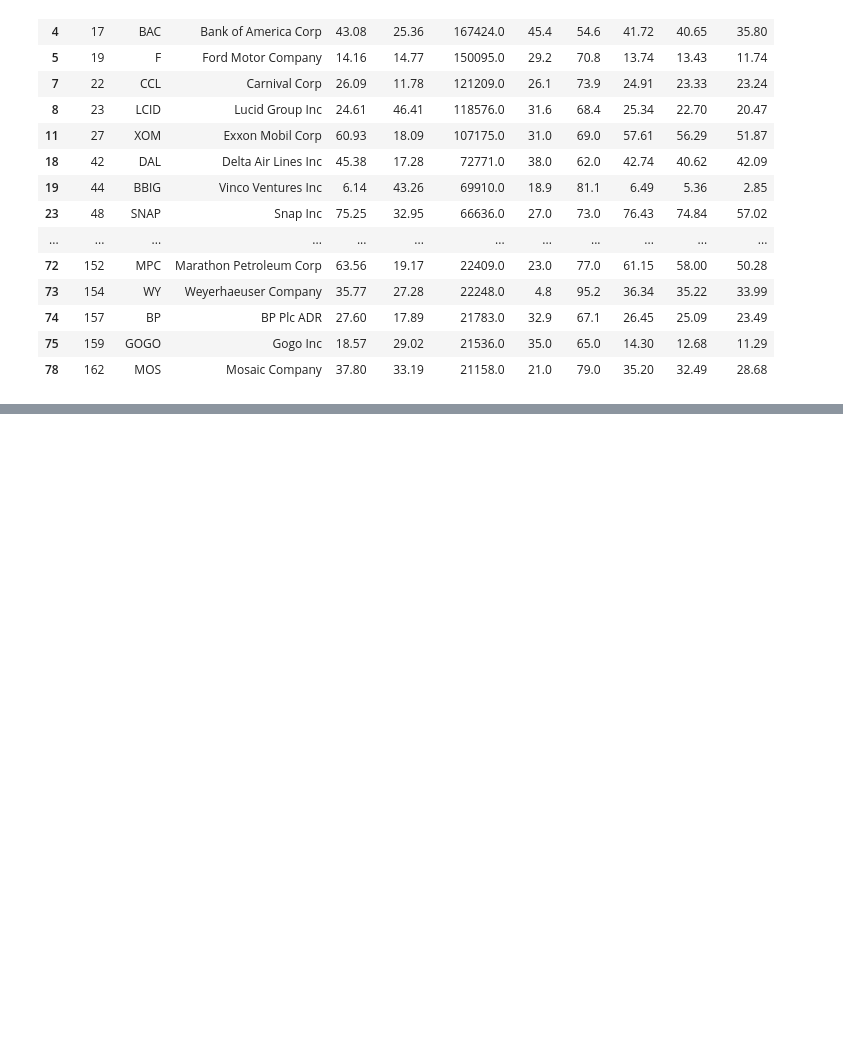
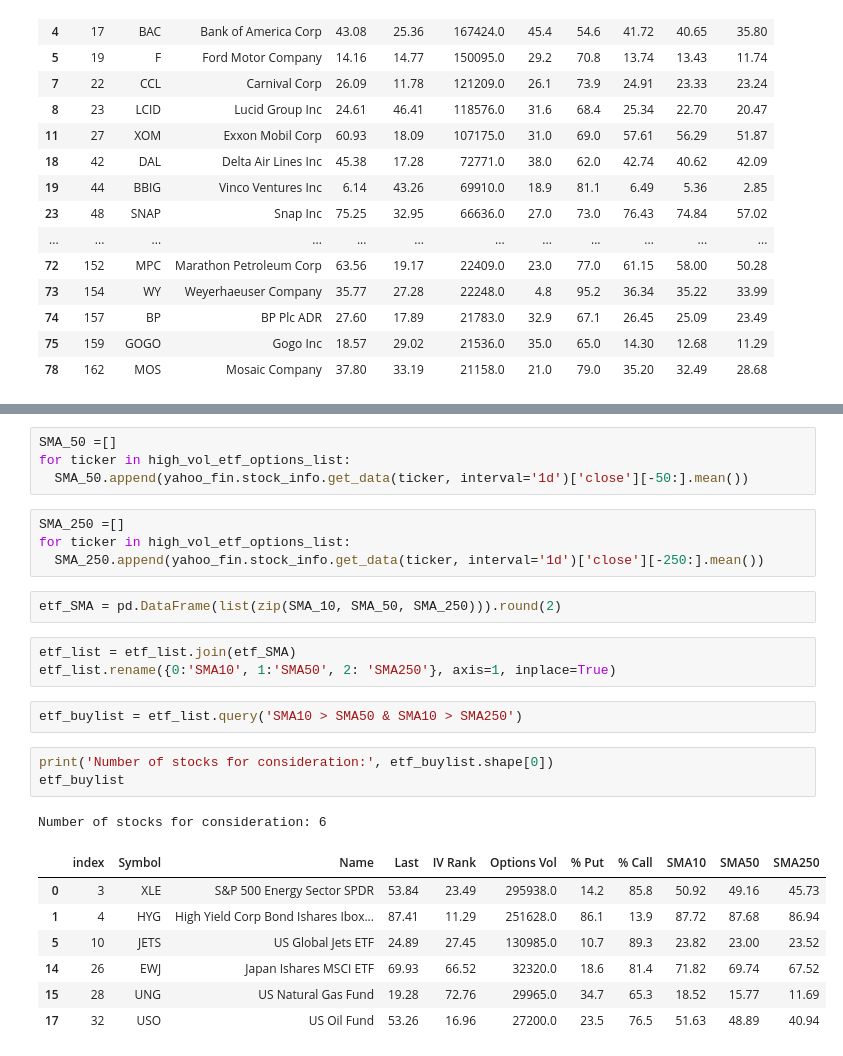
Before and after one commit to jade-lam/Stock-Portfolio, a Jupyter notebook: Options Screener.ipynb, the cells around one changed output, grey strips where cells are left out. Drawn from its saved outputs; the diff is of its cells as text; blank space fills up the shorter version.

```diff
--- a/Options Screener.ipynb
+++ b/Options Screener.ipynb
@@ -350,0 +361,27 @@ Number of stocks for consideration: 30
+# %%
+SMA_50 =[]
+for ticker in high_vol_etf_options_list:
+  SMA_50.append(yahoo_fin.stock_info.get_data(ticker, interval='1d')['close'][-50:].mean())
+# %%
+SMA_250 =[]
+for ticker in high_vol_etf_options_list:
+  SMA_250.append(yahoo_fin.stock_info.get_data(ticker, interval='1d')['close'][-250:].mean())
+# %%
+etf_SMA = pd.DataFrame(list(zip(SMA_10, SMA_50, SMA_250))).round(2)
+# %%
+etf_list = etf_list.join(etf_SMA)
+etf_list.rename({0:'SMA10', 1:'SMA50', 2: 'SMA250'}, axis=1, inplace=True)
+# %%
+etf_buylist = etf_list.query('SMA10 > SMA50 & SMA10 > SMA250')
+# %%
+print('Number of stocks for consideration:', etf_buylist.shape[0])
+etf_buylist
+# %% [output]
+Number of stocks for consideration: 6
+|  | index | Symbol | Name | Last | IV Rank | Options Vol | % Put | % Call | SMA10 | SMA50 | SMA250 |
+| 0 | 3 | XLE | S&P 500 Energy Sector SPDR | 53.84 | 23.49 | 295938.0 | 14.2 | 85.8 | 50.92 | 49.16 | 45.73 |
+| 1 | 4 | HYG | High Yield Corp Bond Ishares Ibox... | 87.41 | 11.29 | 251628.0 | 86.1 | 13.9 | 87.72 | 87.68 | 86.94 |
+| 5 | 10 | JETS | US Global Jets ETF | 24.89 | 27.45 | 130985.0 | 10.7 | 89.3 | 23.82 | 23.00 | 23.52 |
+| 14 | 26 | EWJ | Japan Ishares MSCI ETF | 69.93 | 66.52 | 32320.0 | 18.6 | 81.4 | 71.82 | 69.74 | 67.52 |
+| 15 | 28 | UNG | US Natural Gas Fund | 19.28 | 72.76 | 29965.0 | 34.7 | 65.3 | 18.52 | 15.77 | 11.69 |
+| 17 | 32 | USO | US Oil Fund | 53.26 | 16.96 | 27200.0 | 23.5 | 76.5 | 51.63 | 48.89 | 40.94 |
```
Also changed, not shown: parts of 4 cells of this notebook.
